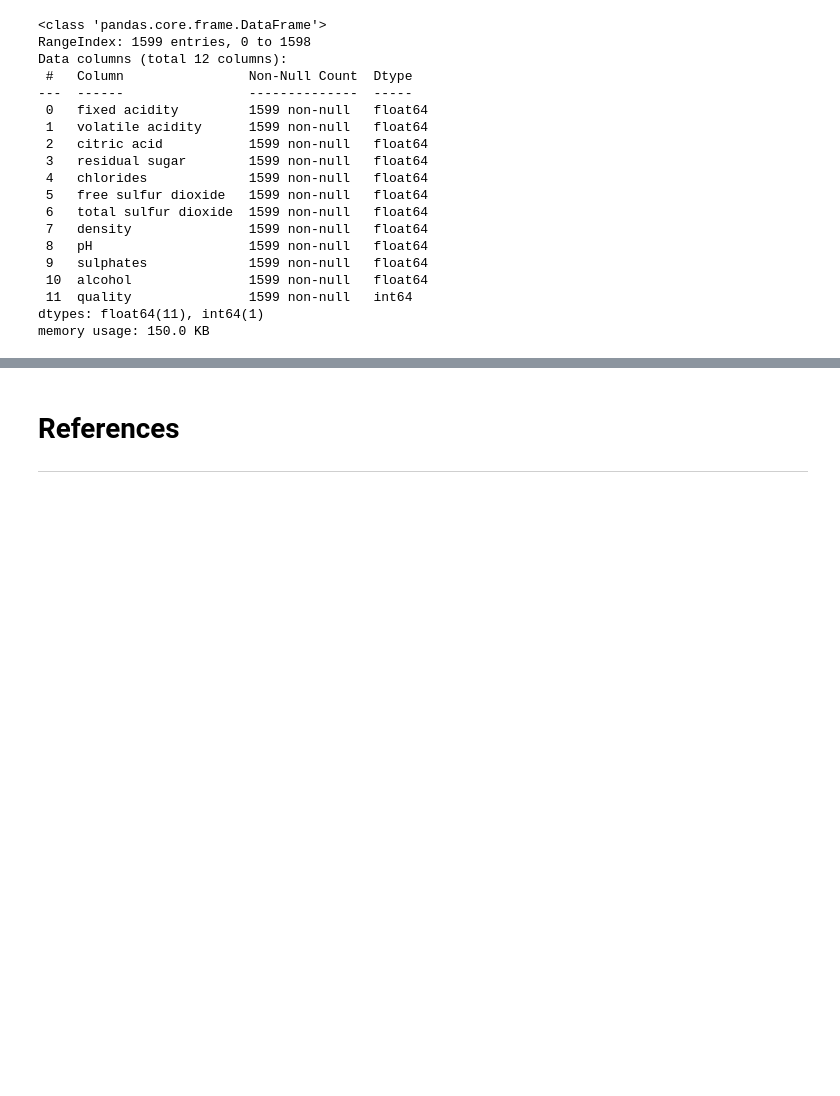
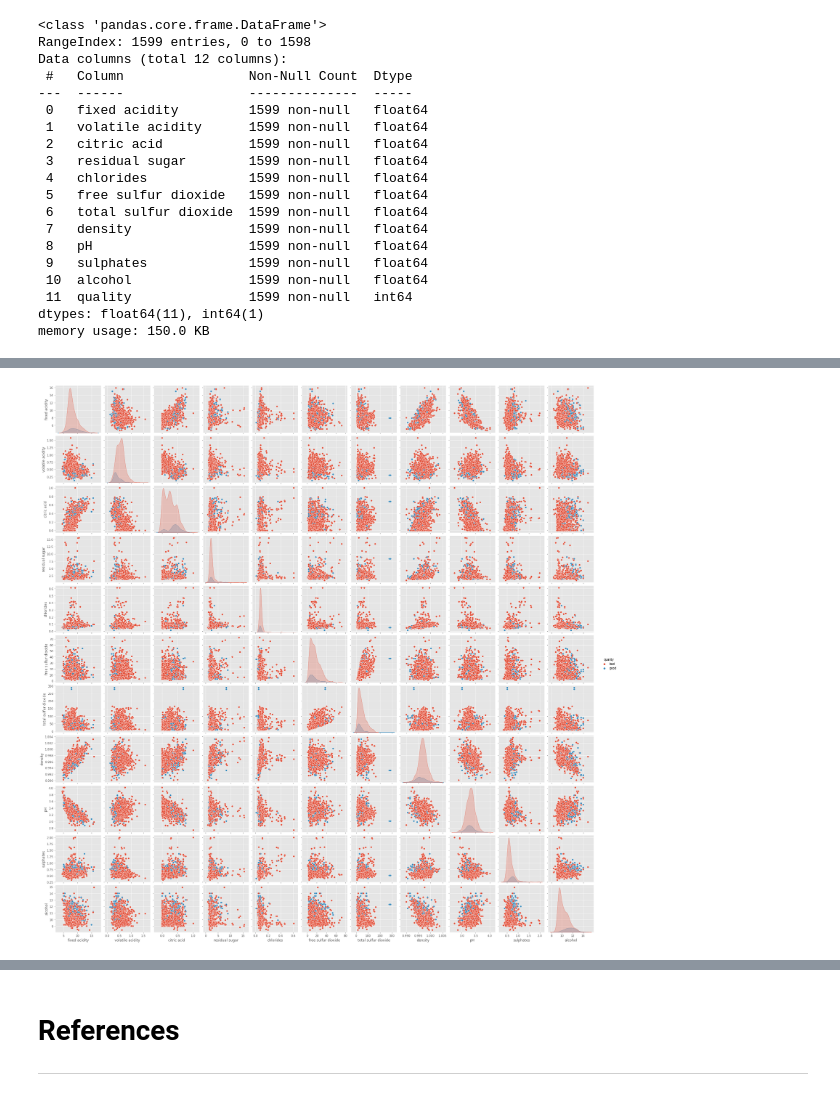
Before and after one commit to GarethOLeary/Emerging-Tech-Project, a Jupyter notebook: scikit-learn.ipynb, the cells around one changed output, grey strips where cells are left out. Drawn from its saved outputs; the diff is of its cells as text; code cells hidden in the pictures; blank space fills up the shorter version.

Commit message:
Done more analysis on classification

```diff
--- a/scikit-learn.ipynb
+++ b/scikit-learn.ipynb
@@ -132,0 +150,5 @@ df.corr()
+# %%
+# Creating Classification bins
+bins = (2, 6.5, 8)
+group_names = ['bad', 'good']
+df['quality'] = pd.cut(df['quality'], bins = bins, labels = group_names)
@@ -132,0 +171,5 @@ df.corr()
+# %%
+# Scatter plots and kdes.
+sns.pairplot(df, hue='quality');
+# %% [output]
+[figure, added]
```
Also changed, not shown: parts of 29 cells of this notebook.
